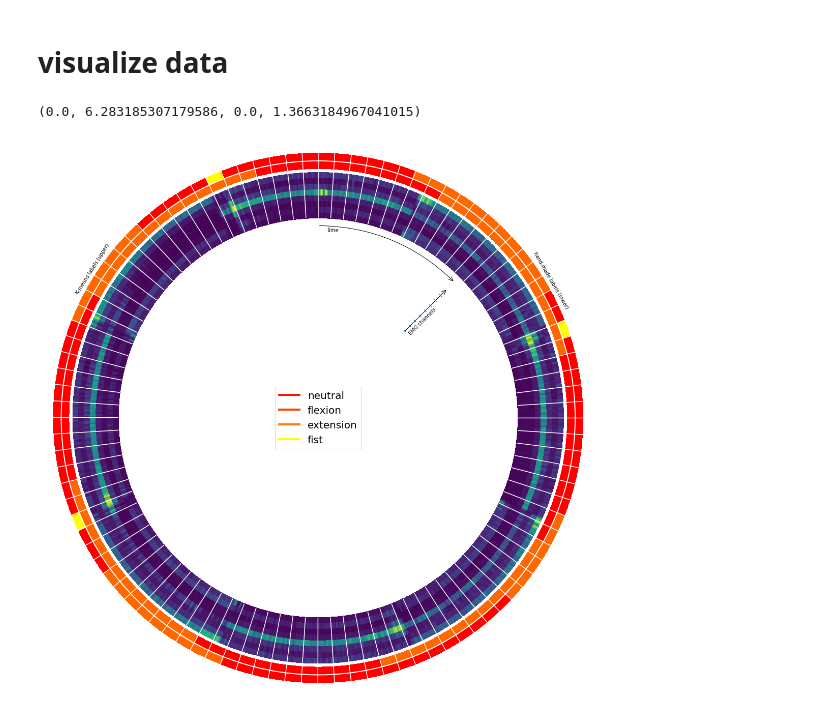
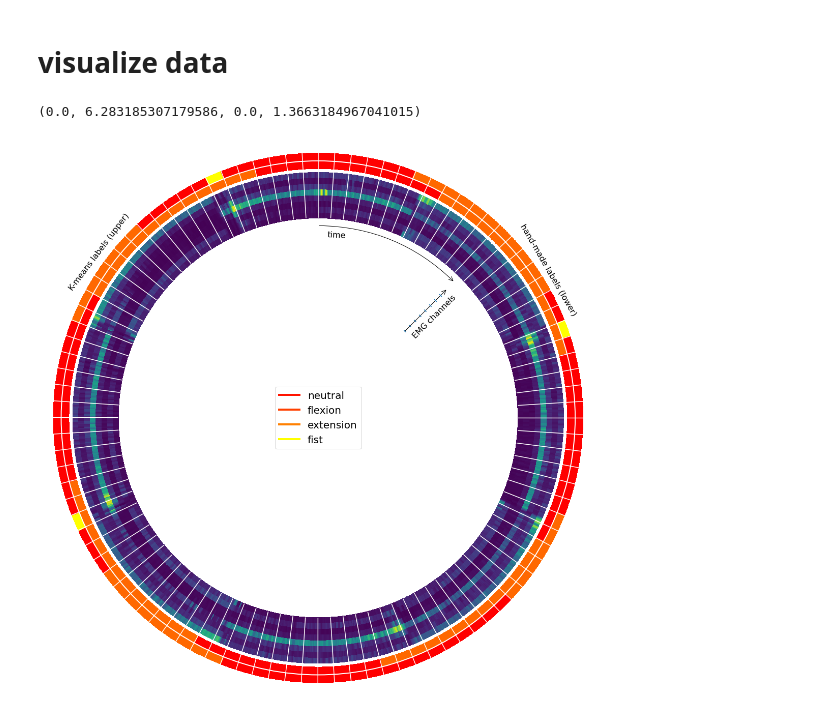
Before and after one commit to dcaffo98/myo-emg-dataset, a Jupyter notebook: view_data.ipynb, the cells around one changed output. Saved outputs shown, nothing was run; the diff lists cells and outputs as text; code cells hidden in the pictures.

```diff
--- a/view_data.ipynb
+++ b/view_data.ipynb
@@ -48,8 +48,9 @@ False
 # %% [markdown]
 # visualize data
 # %%
+import matplotlib.pyplot as plt
+import matplotlib.patches as patches
 from matplotlib.legend import Line2D
-import matplotlib.patches as patches
 
 # how many samples you watn to view
 N = 100
@@ -102,35 +103,35 @@ ax.add_patch(circle)
 # annotations
 time_arrow = patches.FancyArrowPatch((np.pi/4, 0.95), (0., 0.95), arrowstyle='<-, head_width=4, head_length=8',
                              connectionstyle="arc3, rad=0.2")
 
 emg_arrow_start_r, emg_arrow_end_r = 0.6, 0.9
 emg_arrow_theta = np.pi/4
 emg_channels_arrow = patches.FancyArrowPatch((emg_arrow_theta, emg_arrow_start_r), (emg_arrow_theta, emg_arrow_end_r), arrowstyle='->, head_width=4, head_length=8')
 arrow_channel_seps = np.linspace(emg_arrow_start_r * 1.01, emg_arrow_end_r * 0.99, CHANNELS + 1)
 emg_arrow_theta_ = emg_arrow_theta - np.pi/2
 for sep_step in arrow_channel_seps[:-1]:
   sep = Line2D([emg_arrow_theta * 0.99, emg_arrow_theta * 1.01], [sep_step, sep_step])
   ax.add_patch(sep)
 
 ax.add_patch(time_arrow)
-plt.text(0.05, 0.92, 'time', rotation=-3)
+plt.text(0.05, 0.89, 'time', rotation=-3, fontsize=16)
 
 ax.add_patch(emg_channels_arrow)
-plt.text(emg_arrow_theta * 1.05, 0.605, 'EMG channels', rotation=45)
+plt.text(emg_arrow_theta * 1.1, 0.605, 'EMG channels', rotation=45, fontsize=16)
 
 labels_theta = np.pi / 3 * 1.05
-plt.text(-labels_theta, 1.35, 'K-means labels (upper)', rotation=58)
-plt.text(labels_theta, 1.19, 'hand-made labels (lower)', rotation=-60)
+plt.text(-labels_theta, 1.39, 'K-means labels (upper)', rotation=53, fontsize=16)
+plt.text(labels_theta, 1.115, 'hand-made labels (lower)', rotation=-60, fontsize=16)
 
 # separate samples with a white line. Will slow down the plot generation for huge N
 if N <= 300:
   for i in range(N):
       thetas_ = [thetas[i * 30], thetas[i * 30]]
       radii = [0.99, 1.33]
       sep = Line2D(thetas_, radii, color='white')
       ax.add_line(sep)
 
 ax.axis('off')
 # %% [output]
 (0.0, 6.283185307179586, 0.0, 1.3663184967041015)
-[figure, old version]
+[figure, new version]
```
Also changed, not shown: 2 other files.
